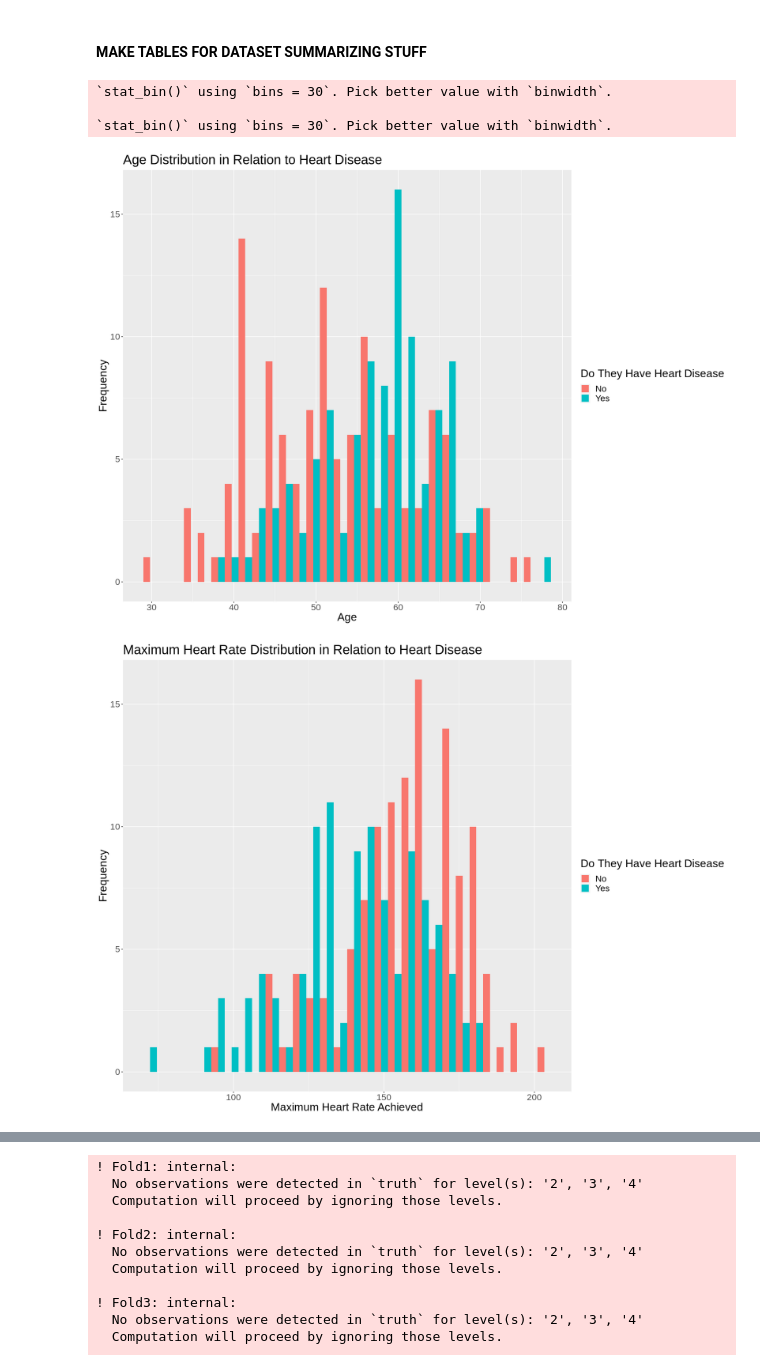
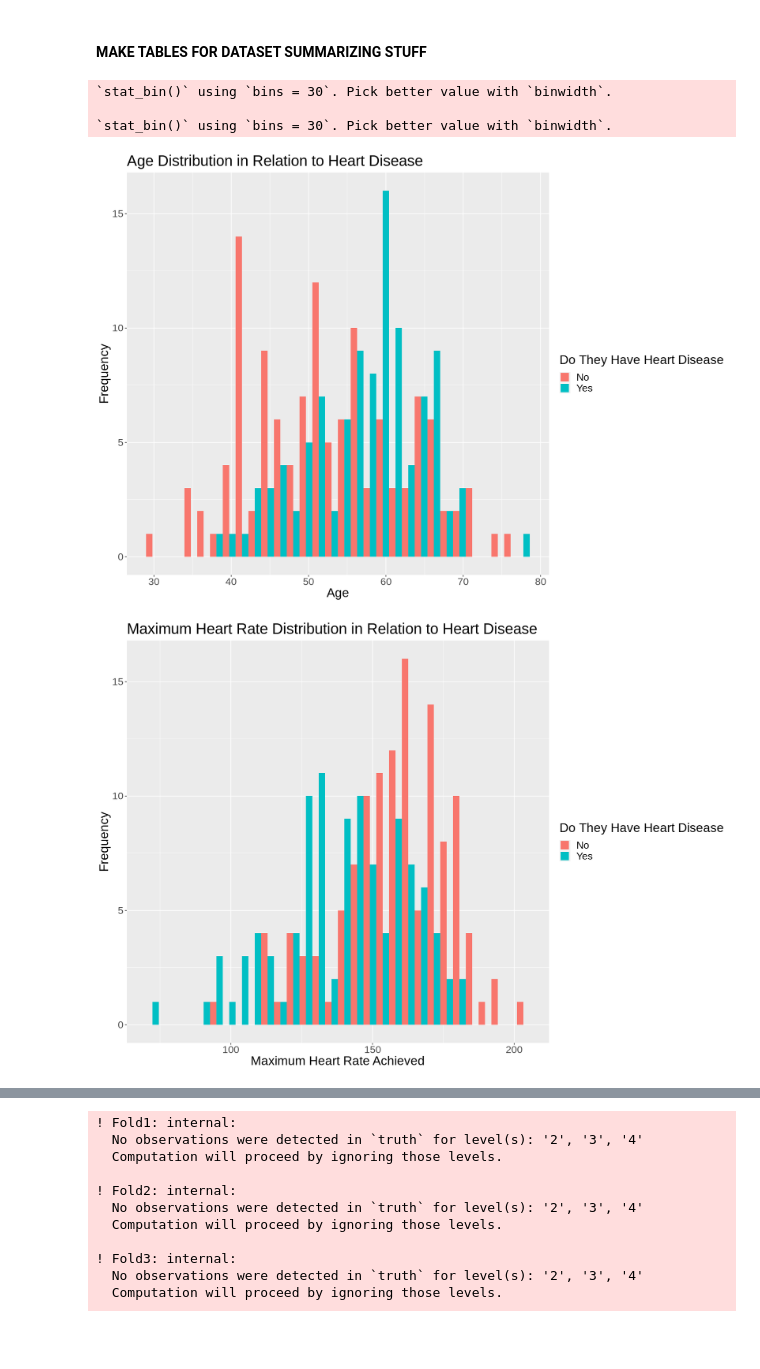
Before and after one commit to andyh031/dsci100-proj-group57, a Jupyter notebook: project.ipynb, the cells around one changed output, grey strips where cells are left out. Saved outputs shown, nothing was run; the diff lists cells and outputs as text; code cells hidden in the pictures; blank space fills up the shorter version.

```diff
--- a/project.ipynb
+++ b/project.ipynb
@@ -157,6 +157,7 @@ heart_testing <- testing(heart_split)
 # %%
 ## Visualize the data with at least one plot relevant to the analysis you plan to do. Compare the distribution
 ## of each of the predictor variables you plan to use
+options(repr.plot.width = 14, repr.plot.height = 10)
 
 age_hist <- heart_training |>
     ggplot(aes(x = age, fill = status)) +
@@ -167,32 +168,32 @@ age_hist <- heart_training |>
     ggtitle("Age Distribution in Relation to Heart Disease") +
     scale_fill_discrete(labels = c("No", "Yes")) +
     theme(text = element_text(size = 20))
 age_hist
 
 max_heart_rate_plot <- heart_training |>
     ggplot(aes(x = max_heart_rate, fill = status)) +
     geom_histogram(size = 2.5, position = "dodge") +
     labs(x = "Maximum Heart Rate Achieved", y = "Frequency") +
     labs(fill = "Do They Have Heart Disease") +
     ggtitle("Maximum Heart Rate Distribution in Relation to Heart Disease") +
     scale_fill_discrete(labels = c("No", "Yes")) +
     theme(text = element_text(size = 20))
 max_heart_rate_plot
 
 heart_scatter <- heart_training |>
     ggplot(aes(x = age, y = max_heart_rate, color = status)) +
     geom_point(size = 2.5) +
     xlab("Age") +
     ylab("Maximum Heart Rate Achieved") +
     labs(color = "Do They Have Heart Disease") +
     ggtitle("Age Versus Maximum Heart Rate Levels in Relation to Heart Disease") +
     scale_color_manual(labels = c("No", "Yes"),
                    values = c("blue", "red")) +
     theme(text = element_text(size = 20))
 heart_scatter
 # %% [output]
 `stat_bin()` using `bins = 30`. Pick better value with `binwidth`.
 
 `stat_bin()` using `bins = 30`. Pick better value with `binwidth`.
-[figure, old version]
+[figure, new version]
-[figure, old version]
+[figure, new version]
```
Also changed, not shown: parts of 9 cells of this notebook.
